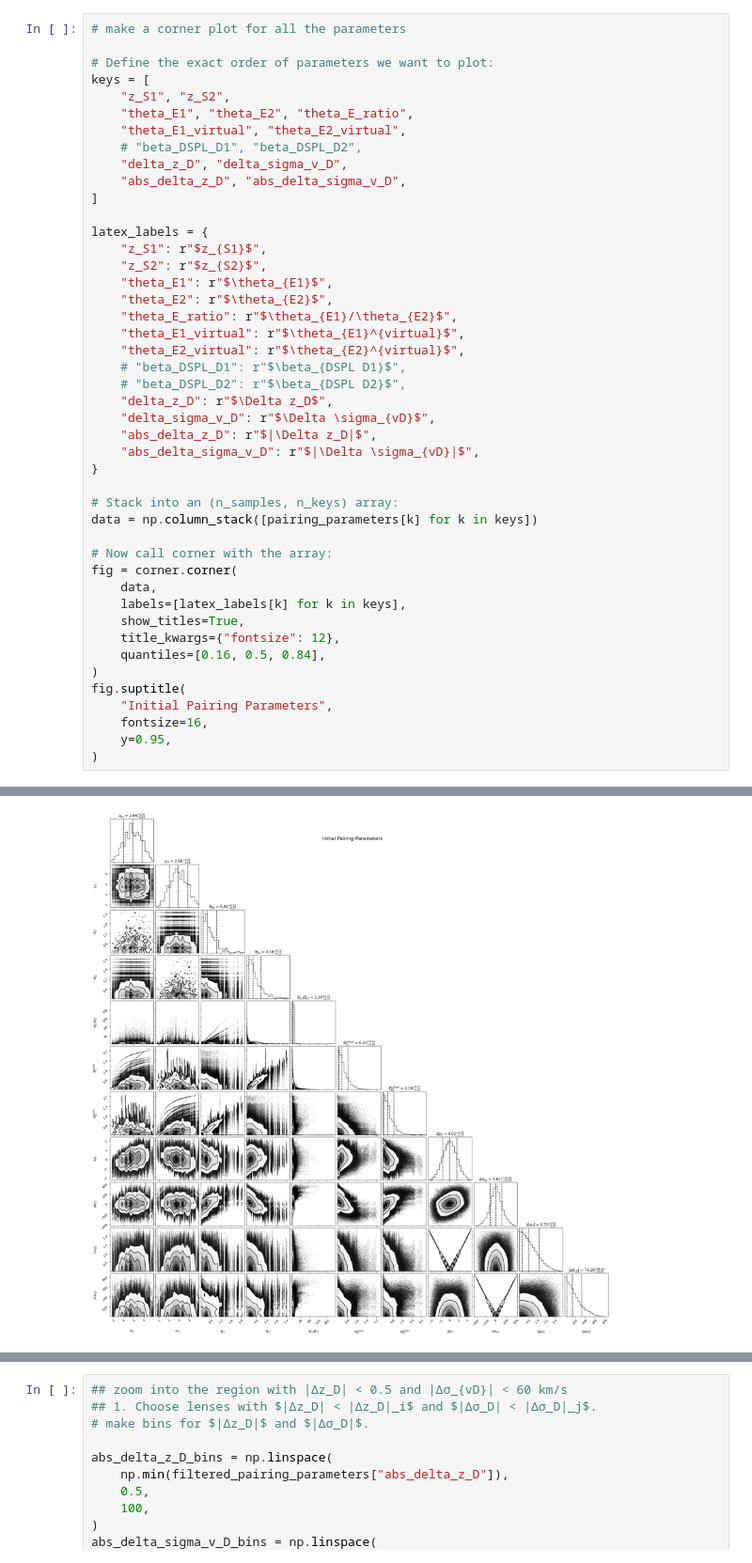
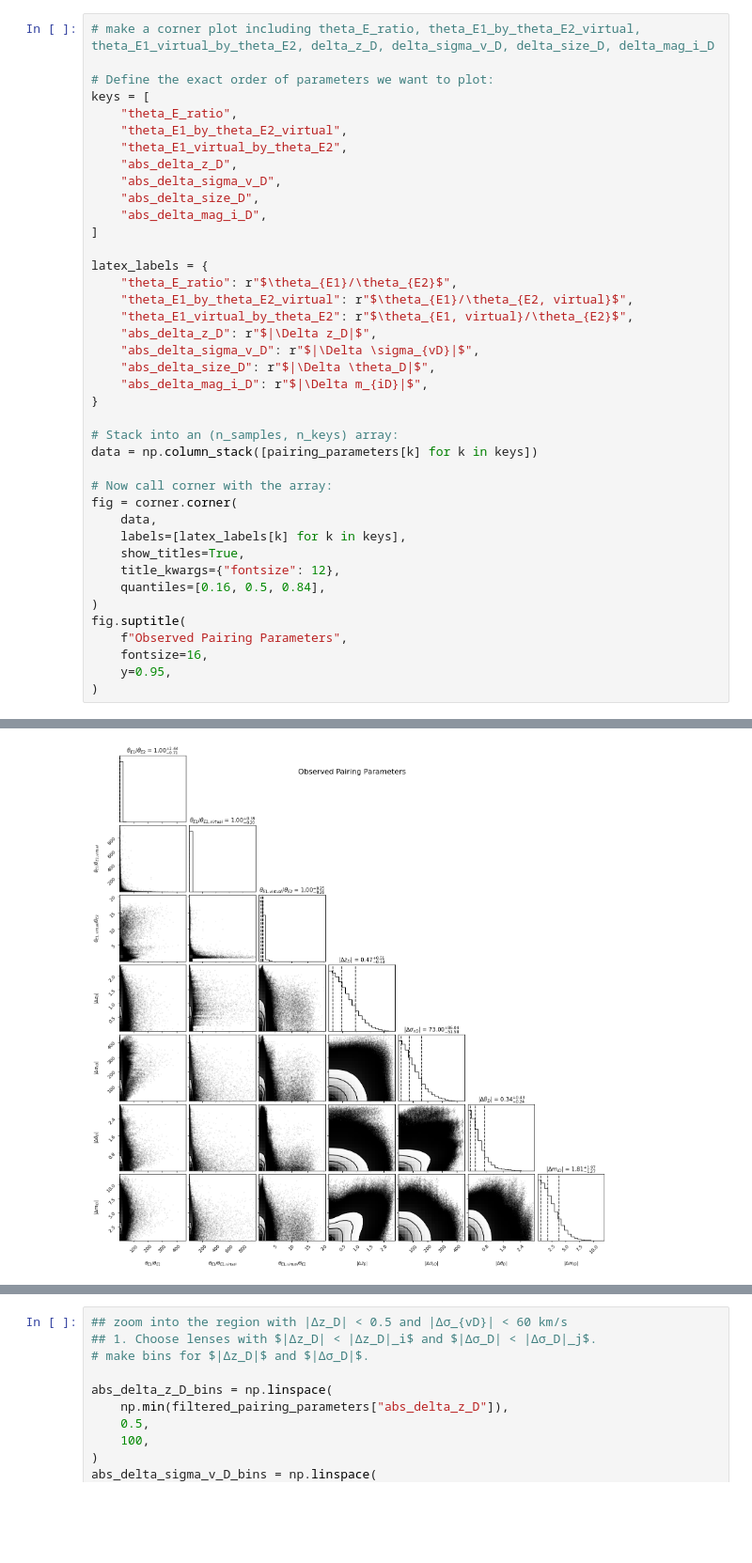
Before and after one commit to timedilatesme/strong-lensing-spring-2025, a Jupyter notebook: final project/pseudo_DSPL_slsim_feasibility_all_observable_parameters.ipynb, the cells around one changed output, grey strips where cells are left out. Shown at 94% size. Saved outputs shown, nothing was run; the diff lists cells and outputs as text; blank space fills up the shorter version.

Commit message:
PDSPL feasibility for all observable parameters

```diff
--- a/final project/pseudo_DSPL_slsim_feasibility_all_observable_parameters.ipynb
+++ b/final project/pseudo_DSPL_slsim_feasibility_all_observable_parameters.ipynb
@@ -270,30 +563,25 @@ pairing_parameters = {
 # %%
-# make a corner plot for all the parameters
+# make a corner plot including theta_E_ratio, theta_E1_by_theta_E2_virtual, theta_E1_virtual_by_theta_E2, delta_z_D, delta_sigma_v_D, delta_size_D, delta_mag_i_D
 
 # Define the exact order of parameters we want to plot:
 keys = [
-    "z_S1", "z_S2",
-    "theta_E1", "theta_E2", "theta_E_ratio",
-    "theta_E1_virtual", "theta_E2_virtual",
-    # "beta_DSPL_D1", "beta_DSPL_D2",
-    "delta_z_D", "delta_sigma_v_D",
-    "abs_delta_z_D", "abs_delta_sigma_v_D",
+    "theta_E_ratio",
+    "theta_E1_by_theta_E2_virtual",
+    "theta_E1_virtual_by_theta_E2",
+    "abs_delta_z_D",
+    "abs_delta_sigma_v_D",
+    "abs_delta_size_D",
+    "abs_delta_mag_i_D",
 ]
 
 latex_labels = {
-    "z_S1": r"$z_{S1}$",
-    "z_S2": r"$z_{S2}$",
-    "theta_E1": r"$\theta_{E1}$",
-    "theta_E2": r"$\theta_{E2}$",
     "theta_E_ratio": r"$\theta_{E1}/\theta_{E2}$",
-    "theta_E1_virtual": r"$\theta_{E1}^{virtual}$",
-    "theta_E2_virtual": r"$\theta_{E2}^{virtual}$",
-    # "beta_DSPL_D1": r"$\beta_{DSPL D1}$",
-    # "beta_DSPL_D2": r"$\beta_{DSPL D2}$",
-    "delta_z_D": r"$\Delta z_D$",
-    "delta_sigma_v_D": r"$\Delta \sigma_{vD}$",
+    "theta_E1_by_theta_E2_virtual": r"$\theta_{E1}/\theta_{E2, virtual}$",
+    "theta_E1_virtual_by_theta_E2": r"$\theta_{E1, virtual}/\theta_{E2}$",
     "abs_delta_z_D": r"$|\Delta z_D|$",
     "abs_delta_sigma_v_D": r"$|\Delta \sigma_{vD}|$",
+    "abs_delta_size_D": r"$|\Delta \theta_D|$",
+    "abs_delta_mag_i_D": r"$|\Delta m_{iD}|$",
 }
 
 # Stack into an (n_samples, n_keys) array:
@@ -308,7 +596,7 @@ fig = corner.corner(
     quantiles=[0.16, 0.5, 0.84],
 )
 fig.suptitle(
-    "Initial Pairing Parameters",
+    f"Observed Pairing Parameters",
     fontsize=16,
     y=0.95,
 )
@@ -319 +610 @@ Text(0.5, 0.95, 'Initial Pairing Parameters')
-[figure, old version]
+[figure, new version]
```
Also changed, not shown: parts of 37 cells of this notebook, 5 other files.
